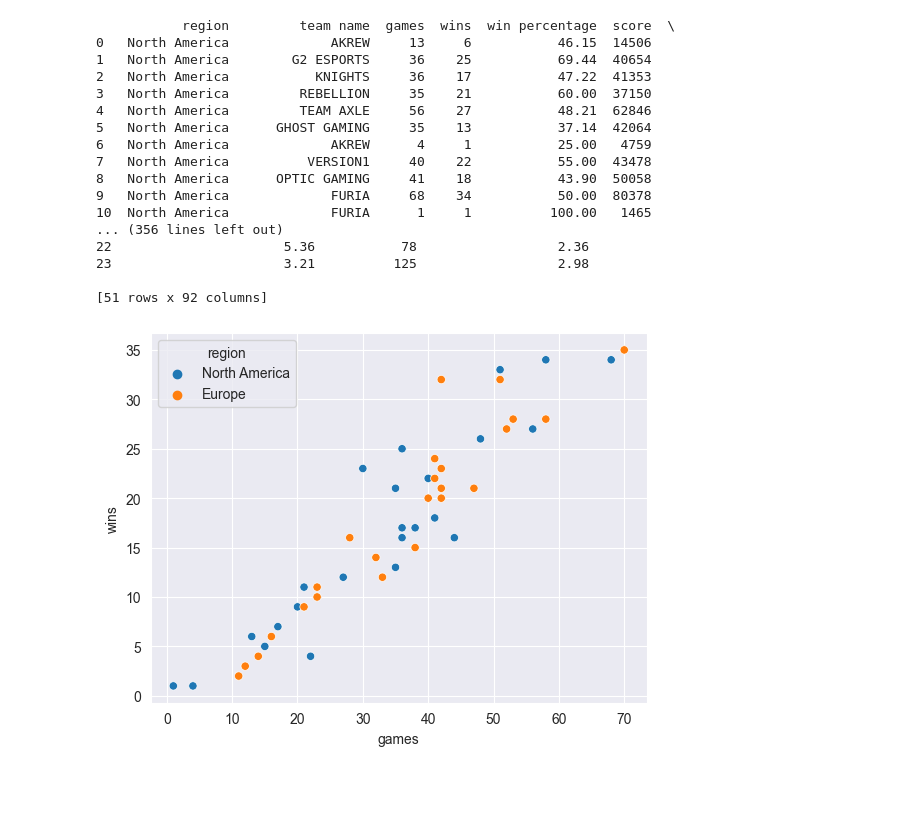
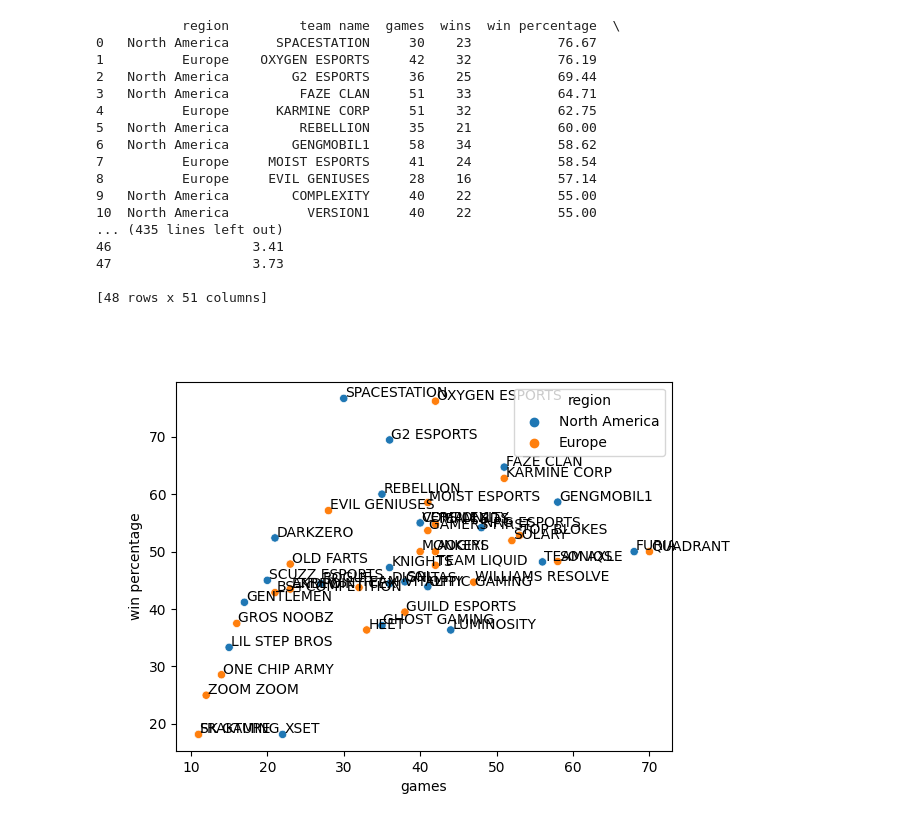
Before and after one commit to dewy413/DataVizFinal, a Jupyter notebook: main.ipynb, the cells around one changed output. Saved outputs shown, nothing was run; the diff lists cells and outputs as text; code cells hidden in the pictures; blank space fills up the shorter version.

Commit message:
Updated Project

```diff
--- a/main.ipynb
+++ b/main.ipynb
@@ -7,32 +6,36 @@ import dash
 # %%
-nateamdf = pd.read_csv("data/DataViz Project - NATeams.csv")
-euteamdf = pd.read_csv("data/DataViz Project - EUTeams.csv")
-totaldf = nateamdf.append(euteamdf)
+totaldf = pd.read_csv("data/DataViz Project - NAEUTeams.csv")
 print(totaldf)
 # %% [output]
-           region         team name  games  wins  win percentage  score  \
-0   North America             AKREW     13     6           46.15  14506
-1   North America        G2 ESPORTS     36    25           69.44  40654
-2   North America           KNIGHTS     36    17           47.22  41353
-3   North America         REBELLION     35    21           60.00  37150
-4   North America         TEAM AXLE     56    27           48.21  62846
-5   North America      GHOST GAMING     35    13           37.14  42064
-6   North America             AKREW      4     1           25.00   4759
-7   North America          VERSION1     40    22           55.00  43478
-8   North America      OPTIC GAMING     41    18           43.90  50058
-9   North America             FURIA     68    34           50.00  80378
-10  North America             FURIA      1     1          100.00   1465
-... (356 lines left out)
-22                      5.36           78                  2.36
-23                      3.21          125                  2.98
+           region         team name  games  wins  win percentage  \
+0   North America      SPACESTATION     30    23           76.67
+1          Europe    OXYGEN ESPORTS     42    32           76.19
+2   North America        G2 ESPORTS     36    25           69.44
+3   North America         FAZE CLAN     51    33           64.71
+4          Europe      KARMINE CORP     51    32           62.75
+5   North America         REBELLION     35    21           60.00
+6   North America        GENGMOBIL1     58    34           58.62
+7          Europe     MOIST ESPORTS     41    24           58.54
+8          Europe     EVIL GENIUSES     28    16           57.14
+9   North America        COMPLEXITY     40    22           55.00
+10  North America          VERSION1     40    22           55.00
+... (435 lines left out)
+46                  3.41
+47                  3.73
 
-[51 rows x 92 columns]
+[48 rows x 51 columns]
-# %%
-sb.scatterplot(data=totaldf, x='games', y='wins', hue='region')
-plt.xlabel = "Games"
-plt.ylabel = "Wins"
-plt.title = "Games VS Wins"
-
-plt.show()
-# %% [output]
-[figure, removed]
+# %%
+sb.scatterplot(totaldf, x='games', y='win percentage', hue='region')
+
+teamName = totaldf['team name']
+allGames = totaldf['games']
+allPercents = totaldf['win percentage']
+
+
+
+for i, team in enumerate(teamName):
+    plt.text(allGames[i] + 0.2, allPercents[i] + 0.2, team)
+
+plt.show()
+# %% [output]
+[figure, added]
```
Also changed, not shown: parts of 1 cell of this notebook, 6 other files.
